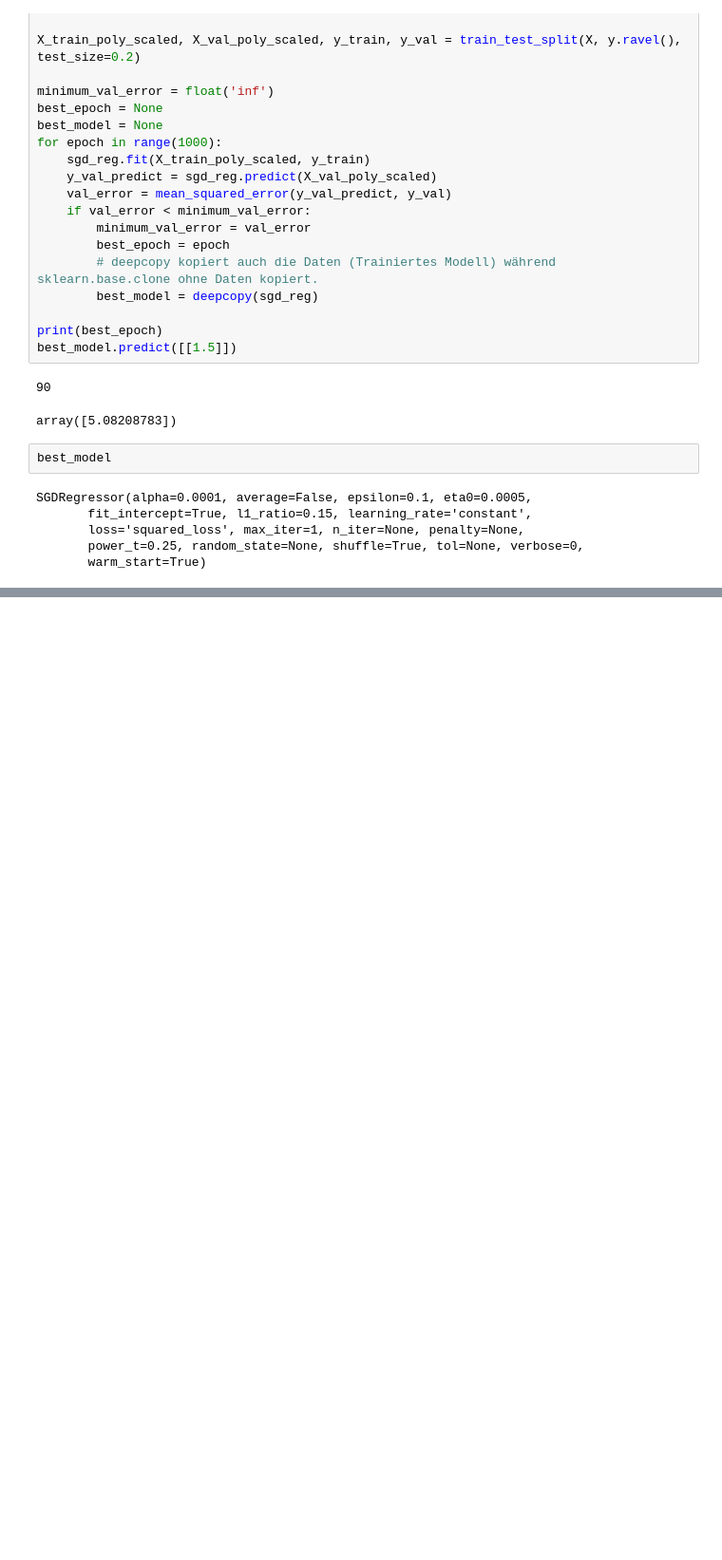
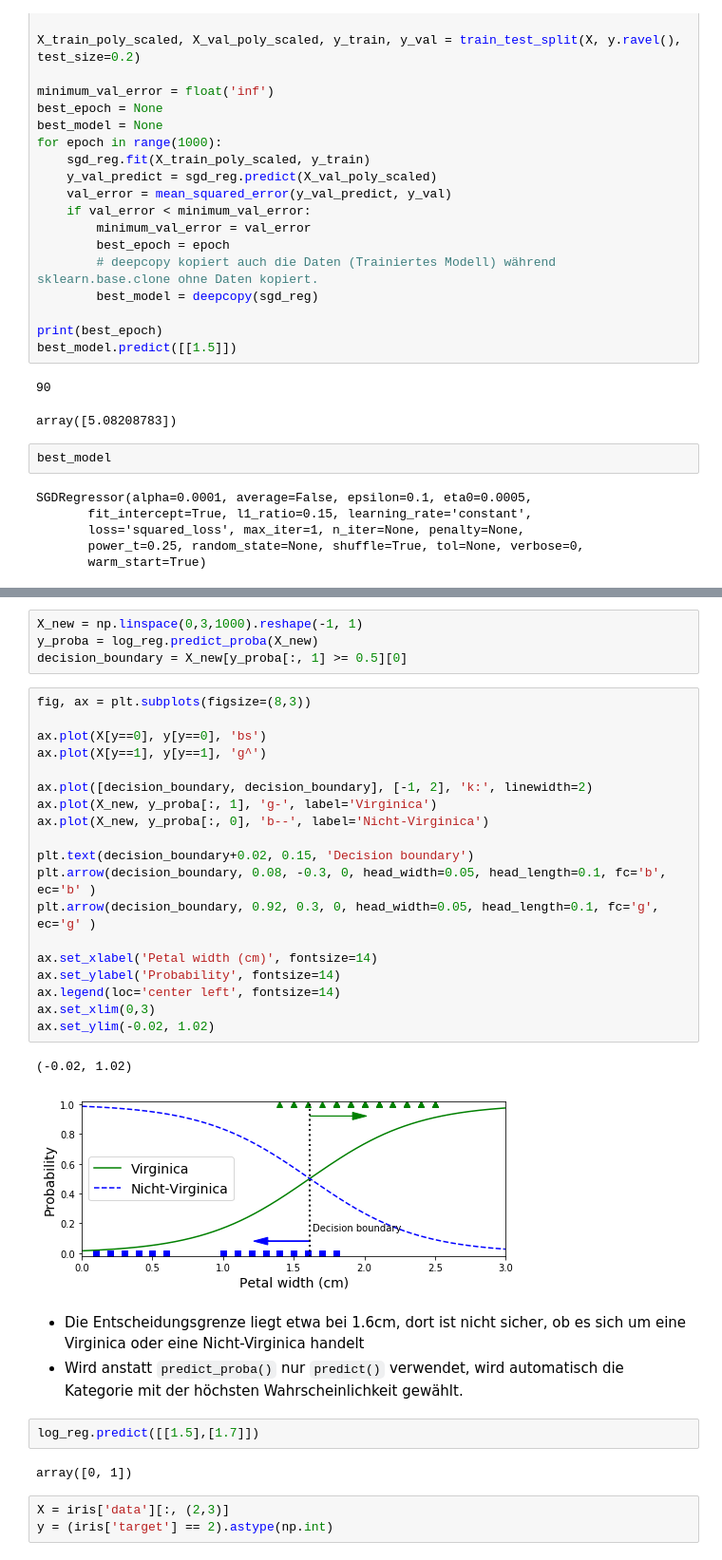
Before and after one commit to dominikstraessle/handson-ml, a Jupyter notebook: 04_training_linear_models_summary.ipynb, the cells around one changed output, grey strips where cells are left out. Shown at 95% size. Saved outputs shown, nothing was run; the diff lists cells and outputs as text; blank space fills up the shorter version.

```diff
--- a/04_training_linear_models_summary.ipynb
+++ b/04_training_linear_models_summary.ipynb
@@ -465,0 +549,36 @@ SGDRegressor(alpha=0.0001, average=False, epsilon=0.1, eta0=0.0005,
+# %%
+X_new = np.linspace(0,3,1000).reshape(-1, 1)
+y_proba = log_reg.predict_proba(X_new)
+decision_boundary = X_new[y_proba[:, 1] >= 0.5][0]
+# %%
+fig, ax = plt.subplots(figsize=(8,3))
+
+ax.plot(X[y==0], y[y==0], 'bs')
+ax.plot(X[y==1], y[y==1], 'g^')
+
+ax.plot([decision_boundary, decision_boundary], [-1, 2], 'k:', linewidth=2)
+ax.plot(X_new, y_proba[:, 1], 'g-', label='Virginica')
+ax.plot(X_new, y_proba[:, 0], 'b--', label='Nicht-Virginica')
+
+plt.text(decision_boundary+0.02, 0.15, 'Decision boundary')
+plt.arrow(decision_boundary, 0.08, -0.3, 0, head_width=0.05, head_length=0.1, fc='b', ec='b' )
+plt.arrow(decision_boundary, 0.92, 0.3, 0, head_width=0.05, head_length=0.1, fc='g', ec='g' )
+
+ax.set_xlabel('Petal width (cm)', fontsize=14)
+ax.set_ylabel('Probability', fontsize=14)
+ax.legend(loc='center left', fontsize=14)
+ax.set_xlim(0,3)
+ax.set_ylim(-0.02, 1.02)
+# %% [output]
+(-0.02, 1.02)
+[figure, added]
+# %% [markdown]
+* Die Entscheidungsgrenze liegt etwa bei 1.6cm, dort ist nicht sicher, ob es sich um eine Virginica oder eine Nicht-Virginica handelt
+* Wird anstatt `predict_proba()` nur `predict()` verwendet, wird automatisch die Kategorie mit der höchsten Wahrscheinlichkeit gewählt.
+# %%
+log_reg.predict([[1.5],[1.7]])
+# %% [output]
+array([0, 1])
+# %%
+X = iris['data'][:, (2,3)]
+y = (iris['target'] == 2).astype(np.int)
```
Also changed, not shown: parts of 29 cells of this notebook.
